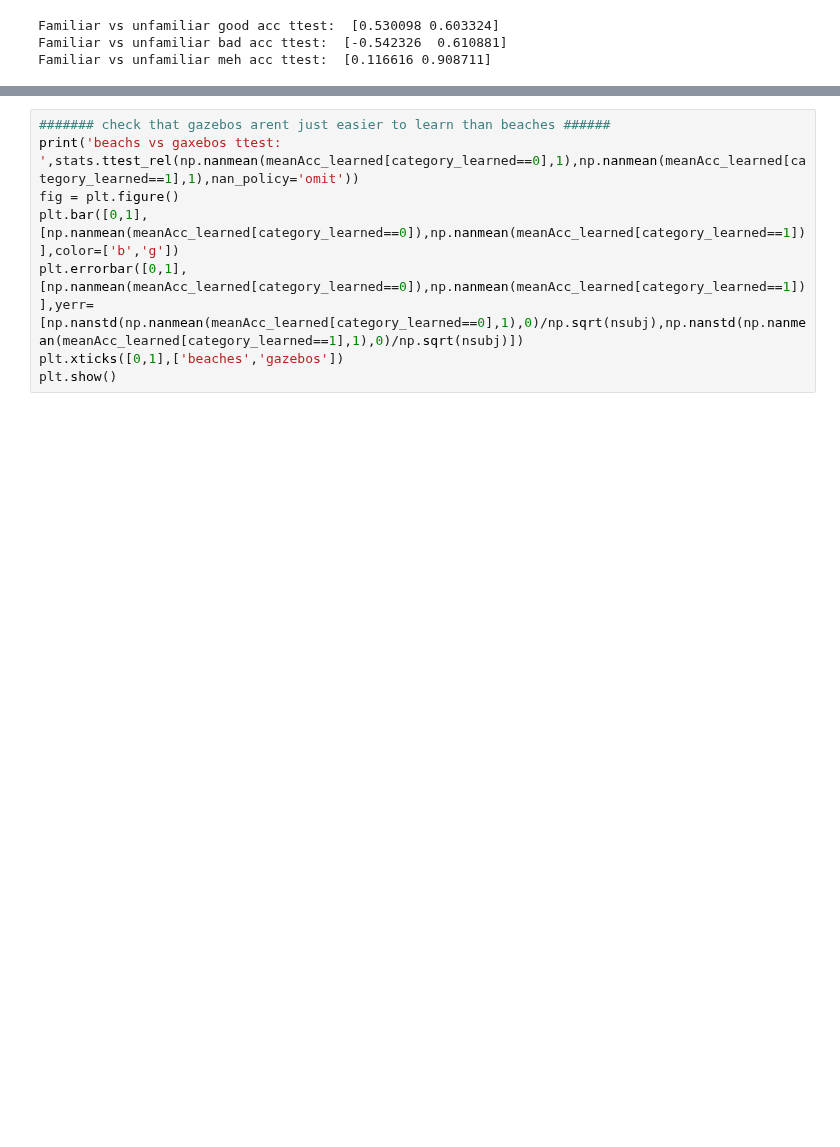
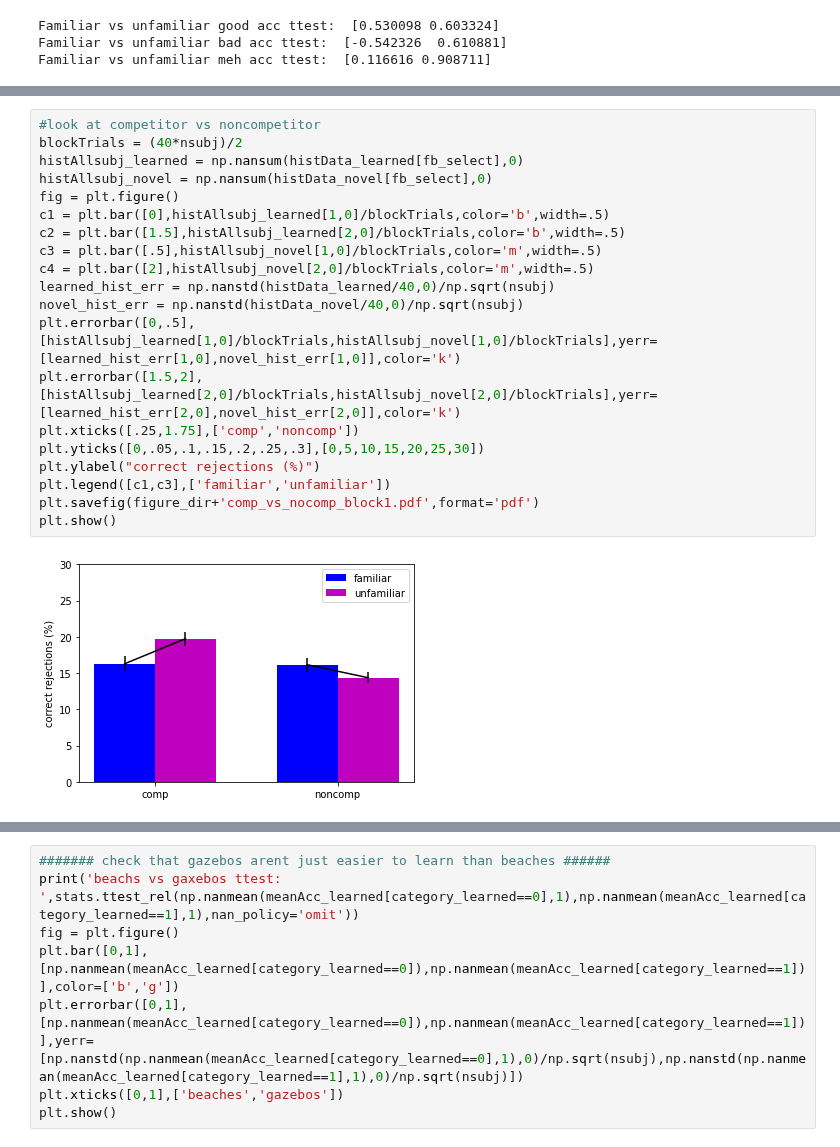
Before and after one commit to pkeene17/MarshmallowAnalysis, a Jupyter notebook: electric_marshmalloogaloo/analysis/marshmalloogalooAnalysis.ipynb, the cells around one changed output, grey strips where cells are left out. Saved outputs shown, nothing was run; the diff lists cells and outputs as text; blank space fills up the shorter version.

Commit message:
first block zoom

```diff
--- a/electric_marshmalloogaloo/analysis/marshmalloogalooAnalysis.ipynb
+++ b/electric_marshmalloogaloo/analysis/marshmalloogalooAnalysis.ipynb
@@ -667,0 +616,22 @@ plt.show()
+# %%
+#look at competitor vs noncompetitor
+blockTrials = (40*nsubj)/2
+histAllsubj_learned = np.nansum(histData_learned[fb_select],0)
+histAllsubj_novel = np.nansum(histData_novel[fb_select],0)
+fig = plt.figure()
+c1 = plt.bar([0],histAllsubj_learned[1,0]/blockTrials,color='b',width=.5)
+c2 = plt.bar([1.5],histAllsubj_learned[2,0]/blockTrials,color='b',width=.5)
+c3 = plt.bar([.5],histAllsubj_novel[1,0]/blockTrials,color='m',width=.5)
+c4 = plt.bar([2],histAllsubj_novel[2,0]/blockTrials,color='m',width=.5)
+learned_hist_err = np.nanstd(histData_learned/40,0)/np.sqrt(nsubj)
+novel_hist_err = np.nanstd(histData_novel/40,0)/np.sqrt(nsubj)
+plt.errorbar([0,.5],[histAllsubj_learned[1,0]/blockTrials,histAllsubj_novel[1,0]/blockTrials],yerr=[learned_hist_err[1,0],novel_hist_err[1,0]],color='k')
+plt.errorbar([1.5,2],[histAllsubj_learned[2,0]/blockTrials,histAllsubj_novel[2,0]/blockTrials],yerr=[learned_hist_err[2,0],novel_hist_err[2,0]],color='k')
+plt.xticks([.25,1.75],['comp','noncomp'])
+plt.yticks([0,.05,.1,.15,.2,.25,.3],[0,5,10,15,20,25,30])
+plt.ylabel("correct rejections (%)")
+plt.legend([c1,c3],['familiar','unfamiliar'])
+plt.savefig(figure_dir+'comp_vs_nocomp_block1.pdf',format='pdf')
+plt.show()
+# %% [output]
+[figure, added]
```
Also changed, not shown: parts of 6 cells of this notebook, 31 other files.
